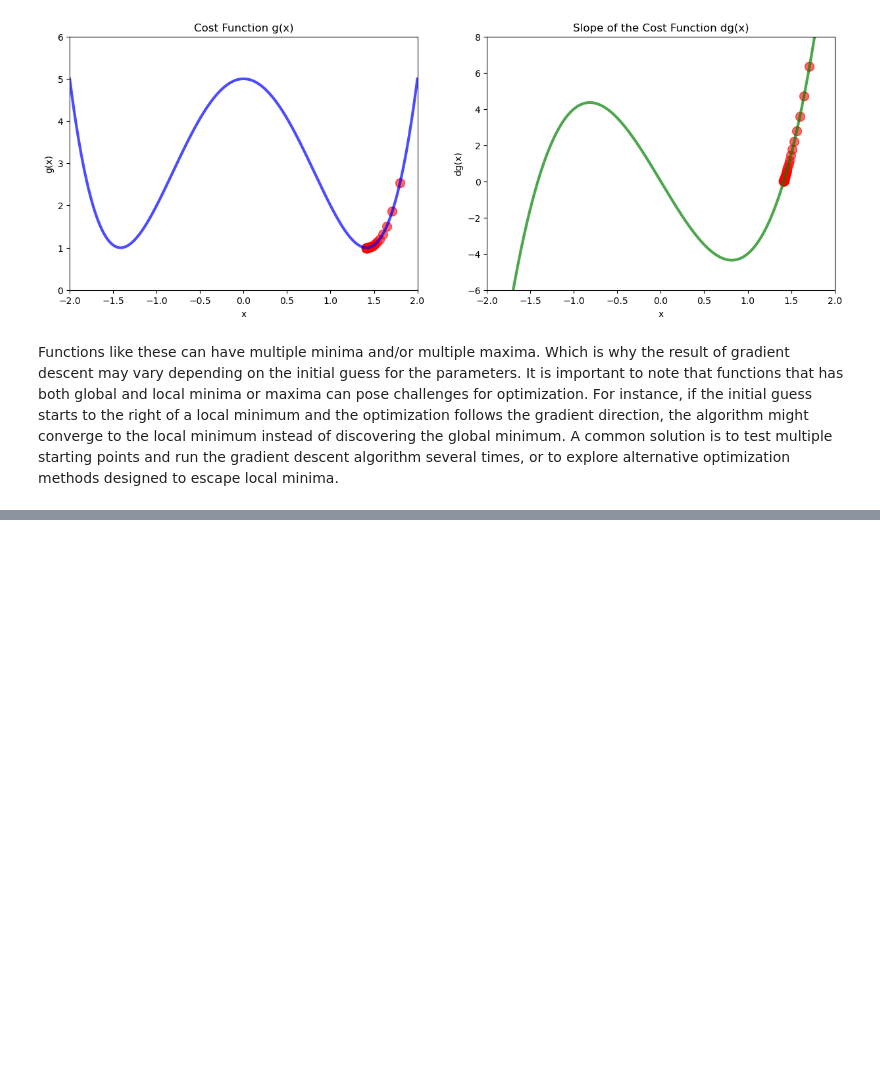
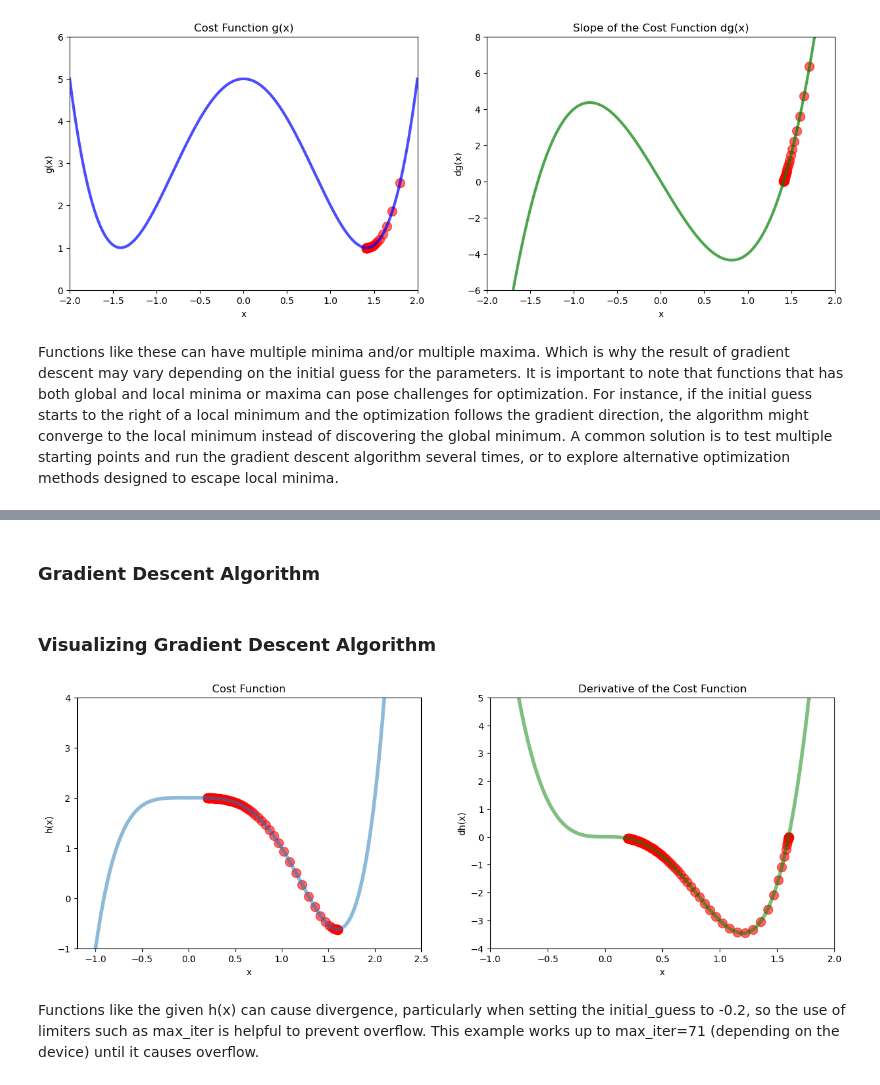
Before and after one commit to glparevalo/data-science, a Jupyter notebook: notebooks/2 - Optimization and Gradient Descent Algorithm.ipynb, the cells around one changed output, grey strips where cells are left out. Drawn from its saved outputs; the diff is of its cells as text; code cells hidden in the pictures; blank space fills up the shorter version.

Commit message:
added example 3

```diff
--- a/notebooks/2 - Optimization and Gradient Descent Algorithm.ipynb
+++ b/notebooks/2 - Optimization and Gradient Descent Algorithm.ipynb
@@ -279,0 +301,46 @@ Functions like these can have multiple minima and/or multiple maxima. Which is w
+# %%
+# Generate Data
+x_3 = np.linspace(start=-2.5, stop=2.5, num=1000)
+# %%
+# Defining h(x)
+def h(x):
+    return x**5 - 2*x**4 + 2
+
+# Defining dh(x)
+def dh(x):
+    return 5*x**4 - 8*x**3
+# %% [markdown]
+### Gradient Descent Algorithm
+# %%
+# Calling the Gradient Descent Algorithm Function Above
+local_min, x_array, deriv_list, num_loops = gradient_descent(derivative_function=dh, initial_guess=0.2)
+# %% [markdown]
+### Visualizing Gradient Descent Algorithm
+# %%
+plt.figure(figsize=[15, 5])
+
+plt.subplot(1, 2, 1)
+plt.title('Cost Function')
+plt.xlabel('x')
+plt.ylabel('h(x)')
+plt.plot(x_3, h(x_3), linewidth=4, alpha=0.5)
+plt.xlim(-1.2, 2.5)
+plt.ylim(-1, 4)
+
+plt.scatter(x_array, h(x_array), color='red', s=100, alpha=0.6)
+
+plt.subplot(1, 2, 2)
+plt.title('Derivative of the Cost Function')
+plt.xlabel('x')
+plt.ylabel('dh(x)')
+plt.plot(x_3, dh(x_3), color='green', linewidth=4, alpha=0.5)
+plt.xlim(-1, 2)
+plt.ylim(-4, 5)
+
+plt.scatter(x_array, deriv_list, color='red', s=100, alpha=0.6)
+
+plt.show()
+# %% [output]
+[figure, added]
+# %% [markdown]
+Functions like the given h(x) can cause divergence, particularly when setting the initial_guess to -0.2, so the use of limiters such as max_iter is helpful to prevent overflow. This example works up to max_iter=71 (depending on the device) until it causes overflow.
```
Also changed, not shown: parts of 7 cells of this notebook.
